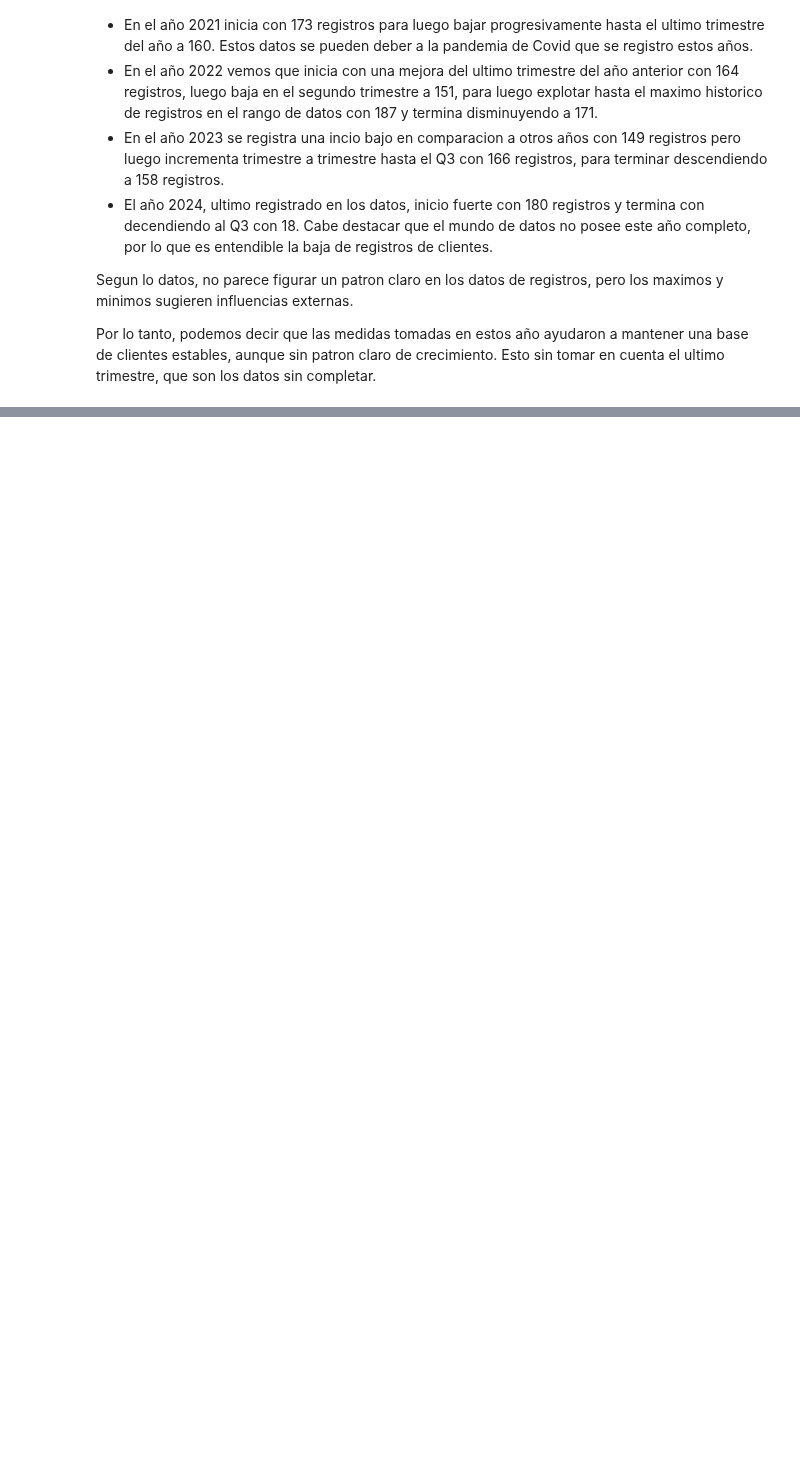
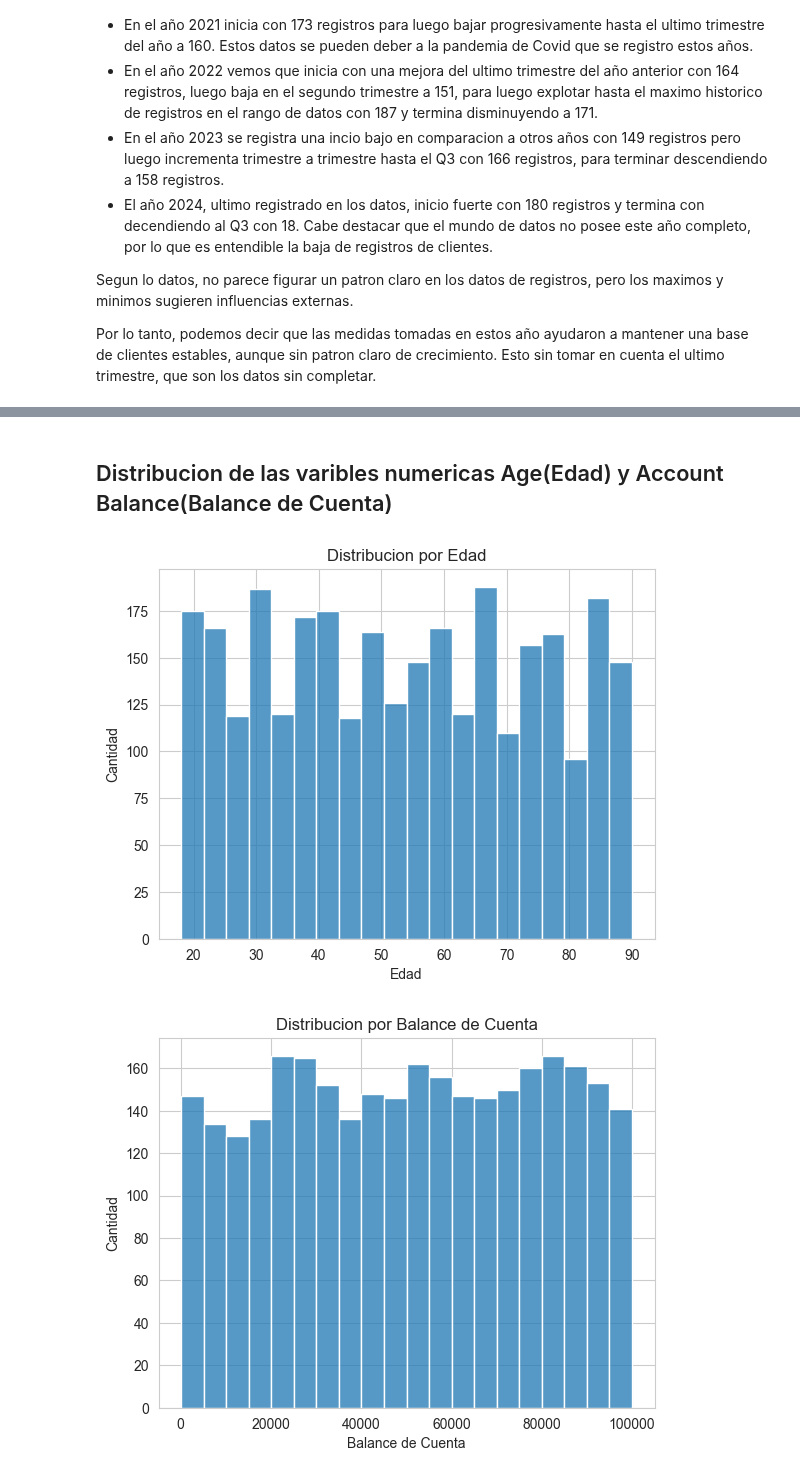
Before and after one commit to Vigonzaleze/analisisDatos_clientesBancarios, a Jupyter notebook: Analisis/analisis.ipynb, the cells around one changed output, grey strips where cells are left out. Saved outputs shown, nothing was run; the diff lists cells and outputs as text; code cells hidden in the pictures; blank space fills up the shorter version.

Commit message:
Se agrega parte 1 de analisis por segmento de datos

```diff
--- a/Analisis/analisis.ipynb
+++ b/Analisis/analisis.ipynb
@@ -735,0 +740,3 @@ Por lo tanto, podemos decir que las medidas tomadas en estos año ayudaron a man
+# %%
+datos_segmentacion = datos_modif.copy() # Obtenemos los datos
+datos_segmentacion.columns
@@ -735,0 +769,19 @@ Por lo tanto, podemos decir que las medidas tomadas en estos año ayudaron a man
+# %% [markdown]
+## Distribucion de las varibles numericas Age(Edad) y Account Balance(Balance de Cuenta)
+# %%
+# Creamos el Histograma por Edad
+sb.histplot(datos_segmentacion["Age"], bins=20) # Organizamos por 20 bines
+mpl.pyplot.title("Distribucion por Edad")
+mpl.pyplot.xlabel("Edad")
+mpl.pyplot.ylabel("Cantidad")
+mpl.pyplot.show()
+
+# Creamos el Histograma por Balance de Cuenta
+sb.histplot(datos_segmentacion["Account Balance"], bins=20)# Organizamos por 20 bines
+mpl.pyplot.title("Distribucion por Balance de Cuenta")
+mpl.pyplot.xlabel("Balance de Cuenta")
+mpl.pyplot.ylabel("Cantidad")
+mpl.pyplot.show()
+# %% [output]
+[figure, added]
+[figure, added]
```
Also changed, not shown: parts of 13 cells of this notebook.
